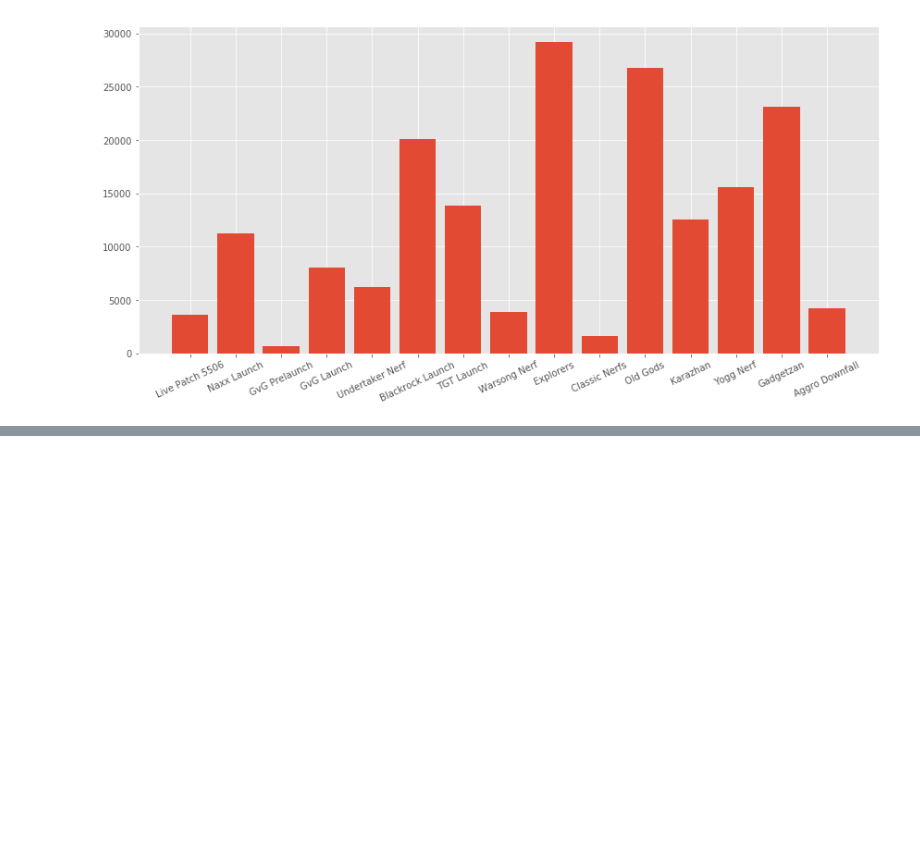
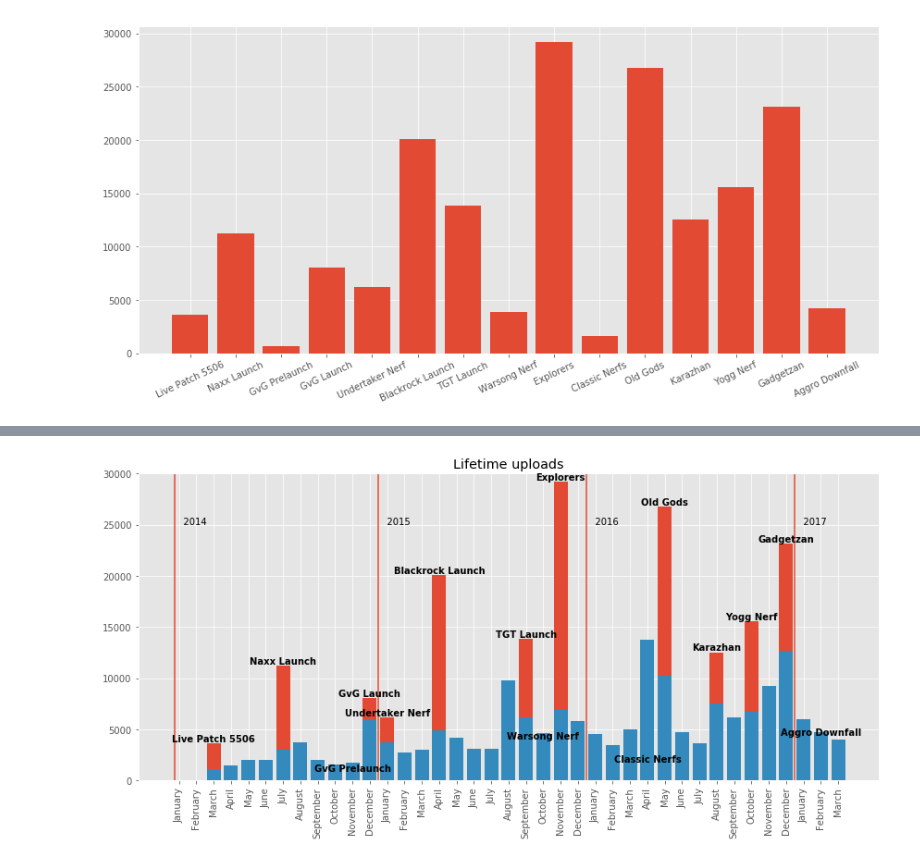
Before and after one commit to NJacobsohn/Hearthstone-Data-Analysis, a Jupyter notebook: EDA_plotting.ipynb, the cells around one changed output, grey strips where cells are left out. Cells and saved outputs as stored; diff of their text form; code cells hidden in the pictures; blank space fills up the shorter version.

```diff
--- a/EDA_plotting.ipynb
+++ b/EDA_plotting.ipynb
@@ -823,0 +950,11 @@ plt.savefig('img/deck_uploads_per_patch.png')
+# %%
+patch_full_ls = []
+for col in uploads_df.columns.sort_values():
+    if uploads_df.loc[0, col] == 0:
+        patch_full_ls.append(0)
+    else:
+        patch_full_ls.append(uploads_df.loc[0, col])
+# %%
+for i in range(len(patch_full_ls)):
+    if patch_full_ls[i] != 0:
+        patch_full_ls[i] = deck_set_event_pop[patch_full_ls[i]]
@@ -823,0 +964,6 @@ plt.savefig('img/deck_uploads_per_patch.png')
+# %%
+num_months = list(np.arange(1, 40))
+num_months_num = list(np.arange(1, 40))
+# %%
+for key in deck_set_event_dict_invert.keys():
+    num_months[key-1] = deck_set_event_dict_invert[key]
@@ -823,0 +1011,31 @@ plt.savefig('img/deck_uploads_per_patch.png')
+# %%
+
+fig, ax = plt.subplots(figsize=(12, 6))
+
+
+ax.bar(num_months_num, patch_full_ls)
+ax.bar(num_months_num, point_ls)
+ax.set_xticks(np.arange(1, 40))
+ax.set_xticklabels(month_names, rotation=90)
+ax.set_title('Lifetime uploads')
+ax.set_ylim(0, 30000)
+ax.axvline(0.75)
+ax.axvline(12.5)
+ax.axvline(24.5)
+ax.axvline(36.5)
+ax.text(0.75, 25000, "   2014")
+ax.text(12.5, 25000, "   2015")
+ax.text(24.5, 25000, "   2016")
+ax.text(36.5, 25000, "   2017")
+
+rects = ax.patches
+
+labels = num_months
+for rect, label in zip(rects, labels):
+    height = rect.get_height()
+    if type(label) == str:
+        ax.text(rect.get_x() + rect.get_width() / 2, height + 5, label, ha='center', va='bottom', weight='bold')
+plt.tight_layout()
+plt.savefig('img/month_versus_patch.png')
+# %% [output]
+[figure, added]
```
Also changed, not shown: parts of 25 cells of this notebook, 3 other files.
